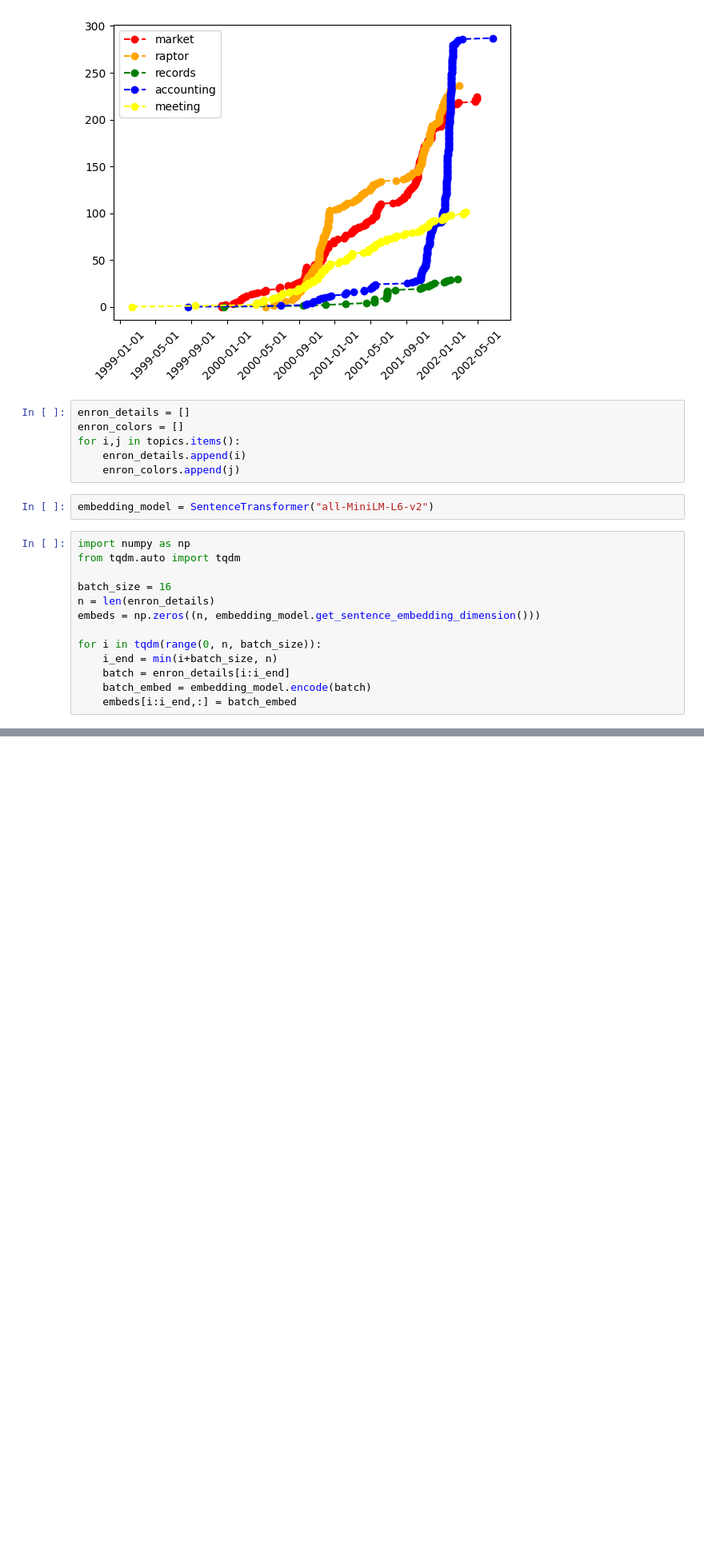
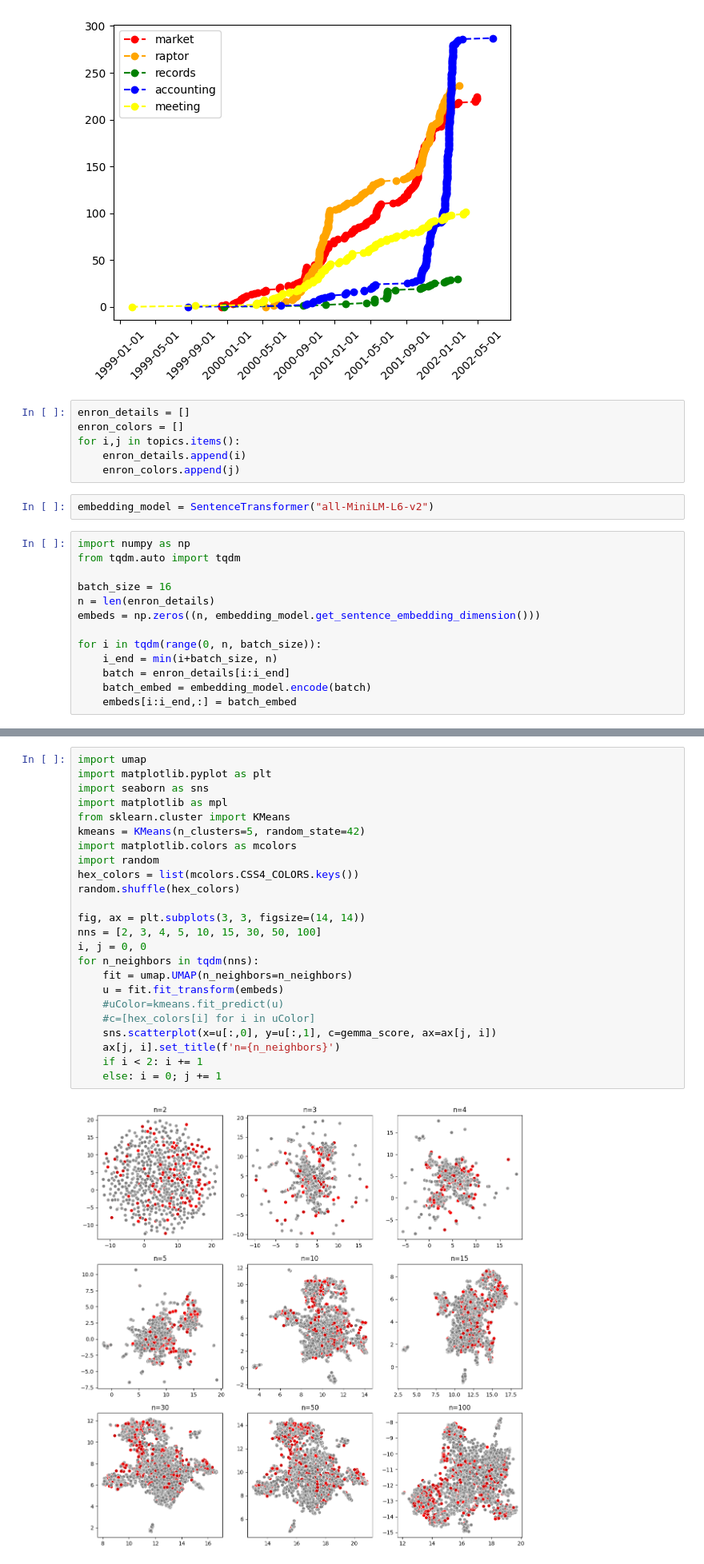
Before and after one commit to kariato/GTPracticum, a Jupyter notebook: EDA/BertTopicModel2.ipynb, the cells around one changed output, grey strips where cells are left out. Shown at 80% size. Cells and saved outputs as stored; diff of their text form; blank space fills up the shorter version.

```diff
--- a/EDA/BertTopicModel2.ipynb
+++ b/EDA/BertTopicModel2.ipynb
@@ -216,0 +338,26 @@ Falling back to random initialisation!
+# %%
+import umap
+import matplotlib.pyplot as plt
+import seaborn as sns
+import matplotlib as mpl
+from sklearn.cluster import KMeans
+kmeans = KMeans(n_clusters=5, random_state=42)
+import matplotlib.colors as mcolors
+import random
+hex_colors = list(mcolors.CSS4_COLORS.keys())
+random.shuffle(hex_colors)
+
+fig, ax = plt.subplots(3, 3, figsize=(14, 14))
+nns = [2, 3, 4, 5, 10, 15, 30, 50, 100]
+i, j = 0, 0
+for n_neighbors in tqdm(nns):
+    fit = umap.UMAP(n_neighbors=n_neighbors)
+    u = fit.fit_transform(embeds)
+    #uColor=kmeans.fit_predict(u)
+    #c=[hex_colors[i] for i in uColor]
+    sns.scatterplot(x=u[:,0], y=u[:,1], c=gemma_score, ax=ax[j, i])
+    ax[j, i].set_title(f'n={n_neighbors}')
+    if i < 2: i += 1
+    else: i = 0; j += 1
+# %% [output]
+[figure, added]
```
Also changed, not shown: parts of 7 cells of this notebook, 6 other files.
